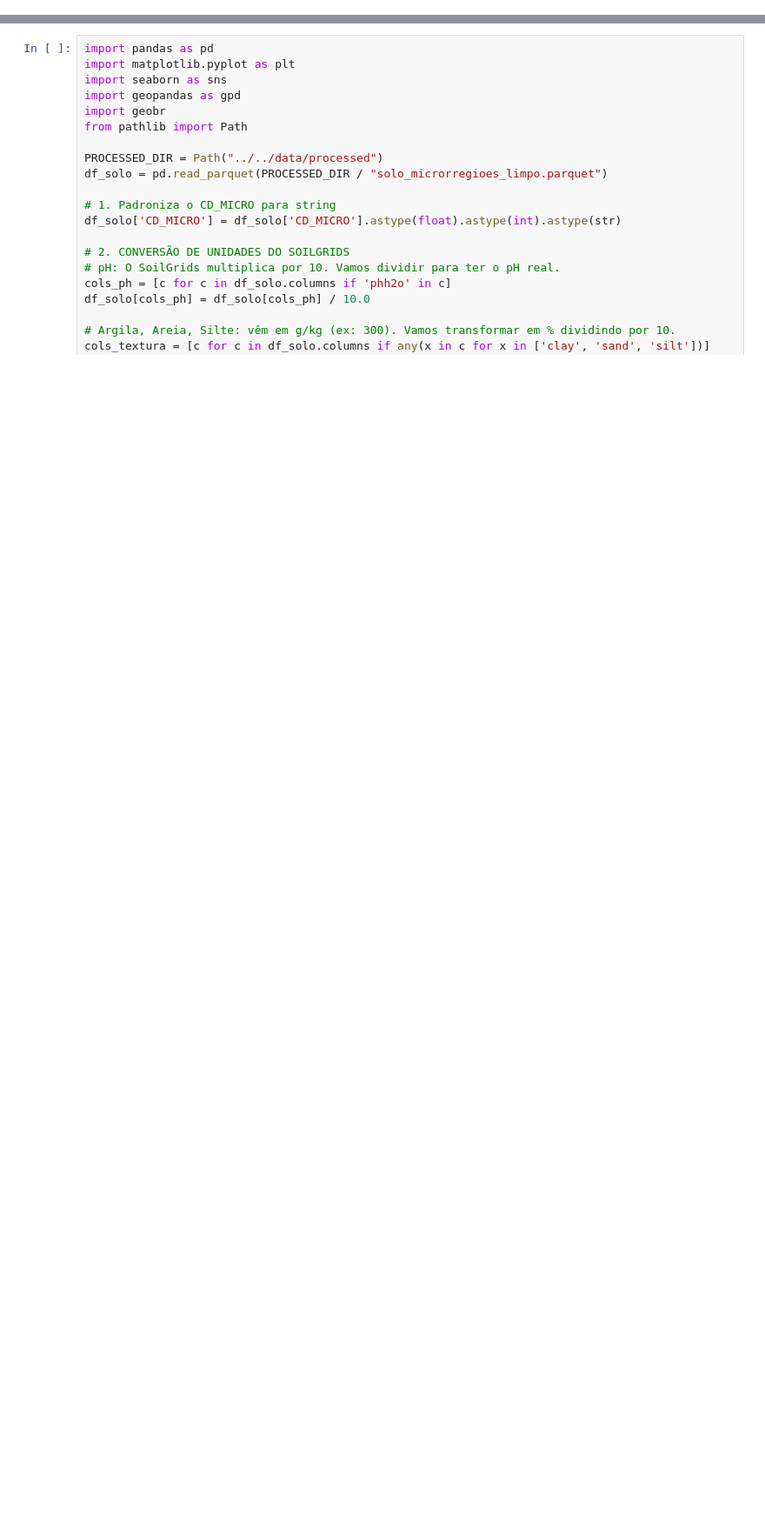
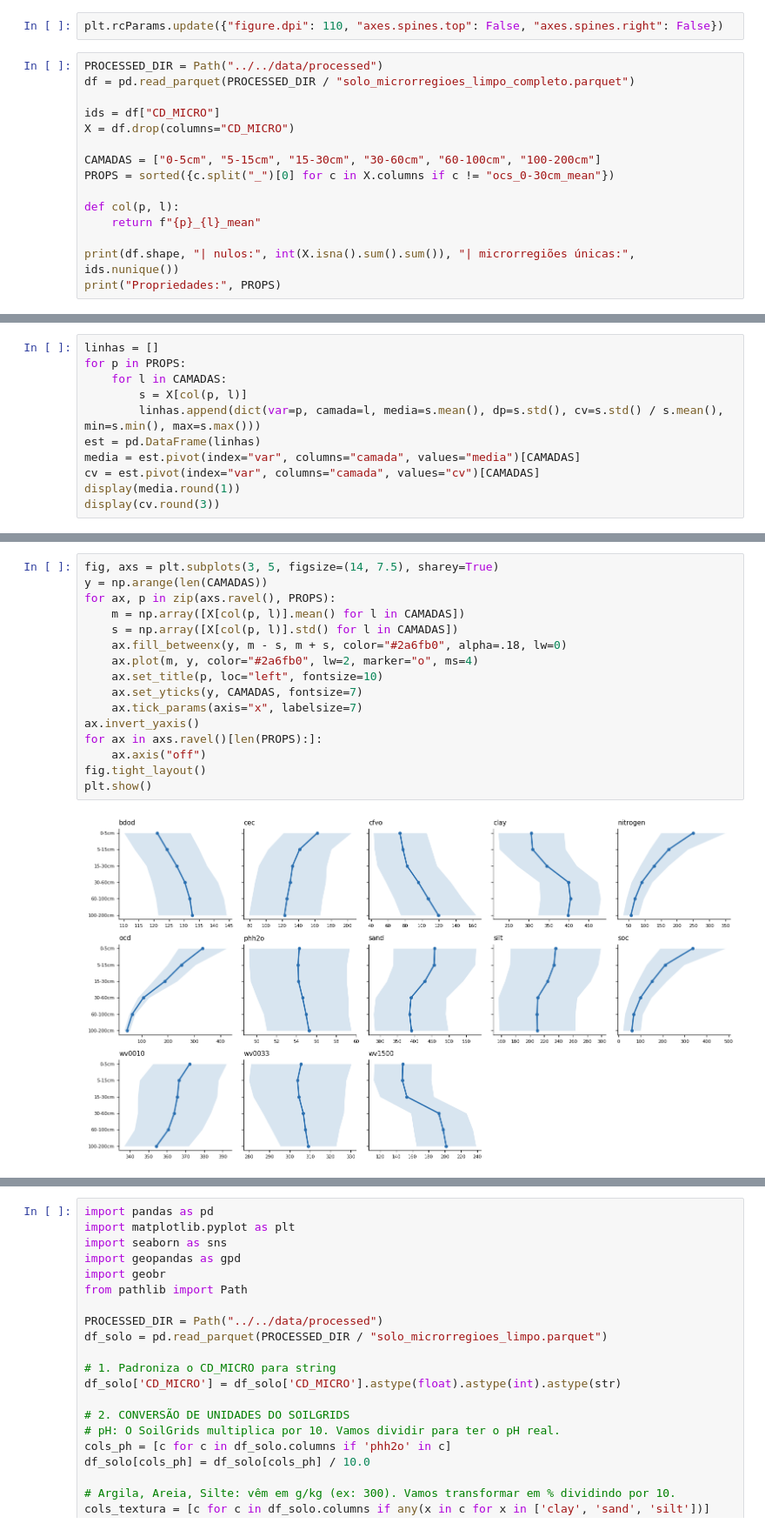
Before and after one commit to vitorok03/projeto-pcd2, a Jupyter notebook: notebooks/eda/eda_solo.ipynb, the cells around one changed output, grey strips where cells are left out. Shown at 87% size. Drawn from its saved outputs; the diff is of its cells as text; blank space fills up the shorter version.

```diff
--- a/notebooks/eda/eda_solo.ipynb
+++ b/notebooks/eda/eda_solo.ipynb
@@ -0,0 +15,17 @@
+# %%
+plt.rcParams.update({"figure.dpi": 110, "axes.spines.top": False, "axes.spines.right": False})
+# %%
+PROCESSED_DIR = Path("../../data/processed")
+df = pd.read_parquet(PROCESSED_DIR / "solo_microrregioes_limpo_completo.parquet")
+
+ids = df["CD_MICRO"]
+X = df.drop(columns="CD_MICRO")
+
+CAMADAS = ["0-5cm", "5-15cm", "15-30cm", "30-60cm", "60-100cm", "100-200cm"]
+PROPS = sorted({c.split("_")[0] for c in X.columns if c != "ocs_0-30cm_mean"})
+
+def col(p, l):
+    return f"{p}_{l}_mean"
+
+print(df.shape, "| nulos:", int(X.isna().sum().sum()), "| microrregiões únicas:", ids.nunique())
+print("Propriedades:", PROPS)
@@ -0,0 +48,11 @@
+# %%
+linhas = []
+for p in PROPS:
+    for l in CAMADAS:
+        s = X[col(p, l)]
+        linhas.append(dict(var=p, camada=l, media=s.mean(), dp=s.std(), cv=s.std() / s.mean(), min=s.min(), max=s.max()))
+est = pd.DataFrame(linhas)
+media = est.pivot(index="var", columns="camada", values="media")[CAMADAS]
+cv = est.pivot(index="var", columns="camada", values="cv")[CAMADAS]
+display(media.round(1))
+display(cv.round(3))
@@ -0,0 +90,18 @@
+# %%
+fig, axs = plt.subplots(3, 5, figsize=(14, 7.5), sharey=True)
+y = np.arange(len(CAMADAS))
+for ax, p in zip(axs.ravel(), PROPS):
+    m = np.array([X[col(p, l)].mean() for l in CAMADAS])
+    s = np.array([X[col(p, l)].std() for l in CAMADAS])
+    ax.fill_betweenx(y, m - s, m + s, color="#2a6fb0", alpha=.18, lw=0)
+    ax.plot(m, y, color="#2a6fb0", lw=2, marker="o", ms=4)
+    ax.set_title(p, loc="left", fontsize=10)
+    ax.set_yticks(y, CAMADAS, fontsize=7)
+    ax.tick_params(axis="x", labelsize=7)
+ax.invert_yaxis()
+for ax in axs.ravel()[len(PROPS):]:
+    ax.axis("off")
+fig.tight_layout()
+plt.show()
+# %% [output]
+[figure, added]
```
Also changed, not shown: parts of 14 cells of this notebook, 3 other files.
